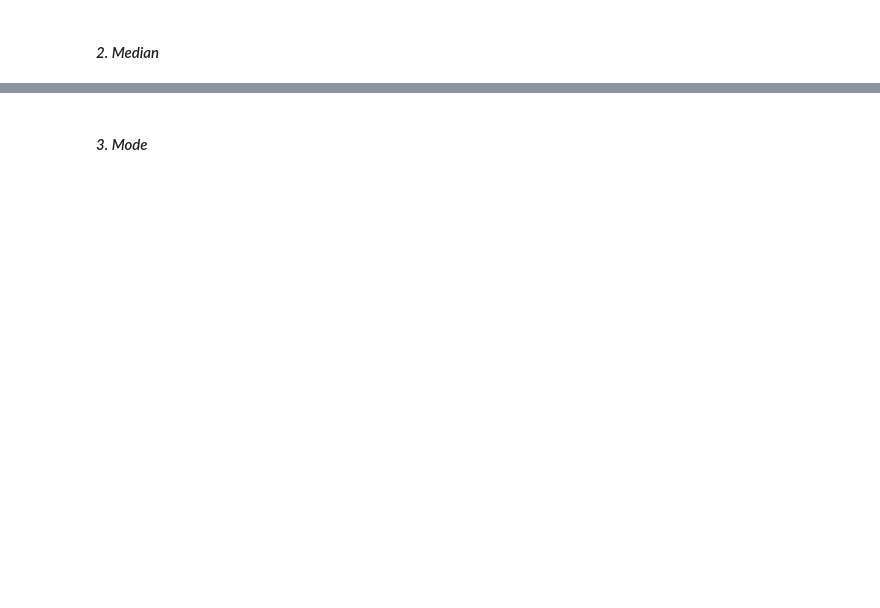
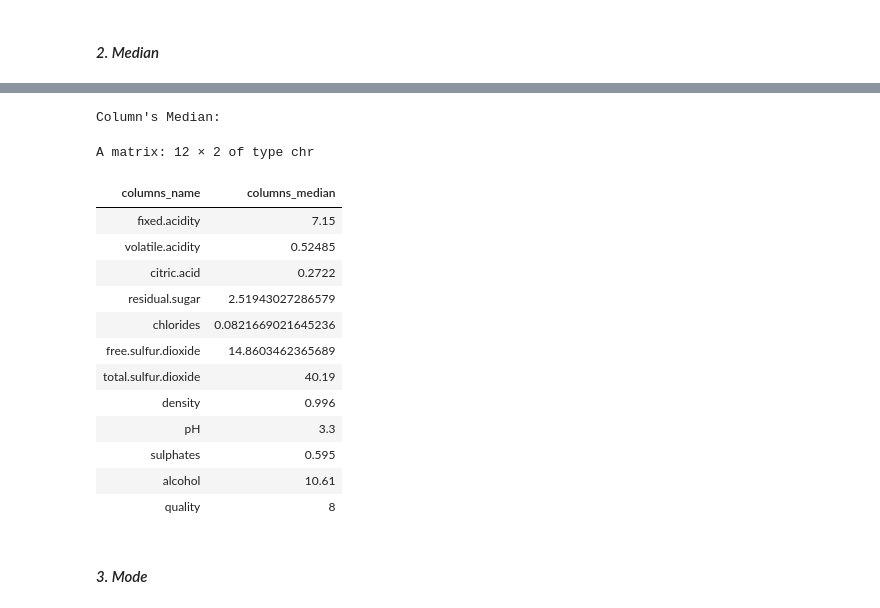
Before and after one commit to Gulilil/IF2220_Tubes_Probstat, a Jupyter notebook: src/1.ipynb, the cells around one changed output, grey strips where cells are left out. Saved outputs shown, nothing was run; the diff lists cells and outputs as text; code cells hidden in the pictures; blank space fills up the shorter version.

```diff
--- a/src/1.ipynb
+++ b/src/1.ipynb
@@ -110,3 +68,27 @@ Median data of every column:
+# %%
+cat("Column's Median: \n")
+
+columns_median = c(1:ncol(df))
+for (i in columns_index){
+    columns_median[i] <- median(df[,columns_name[i]])
+}
+cbind(columns_name, columns_median)
+# %% [output]
+Column's Median:
+A matrix: 12 × 2 of type chr
+| columns_name | columns_median |
+| fixed.acidity | 7.15 |
+| volatile.acidity | 0.52485 |
+| citric.acid | 0.2722 |
+| residual.sugar | 2.51943027286579 |
+| chlorides | 0.0821669021645236 |
+| free.sulfur.dioxide | 14.8603462365689 |
+| total.sulfur.dioxide | 40.19 |
+| density | 0.996 |
+| pH | 3.3 |
+| sulphates | 0.595 |
+| alcohol | 10.61 |
+| quality | 8 |
 # %% [markdown]
 #### *3. Mode*
 # %%
```
Also changed, not shown: parts of 23 cells of this notebook, 1 other file.
